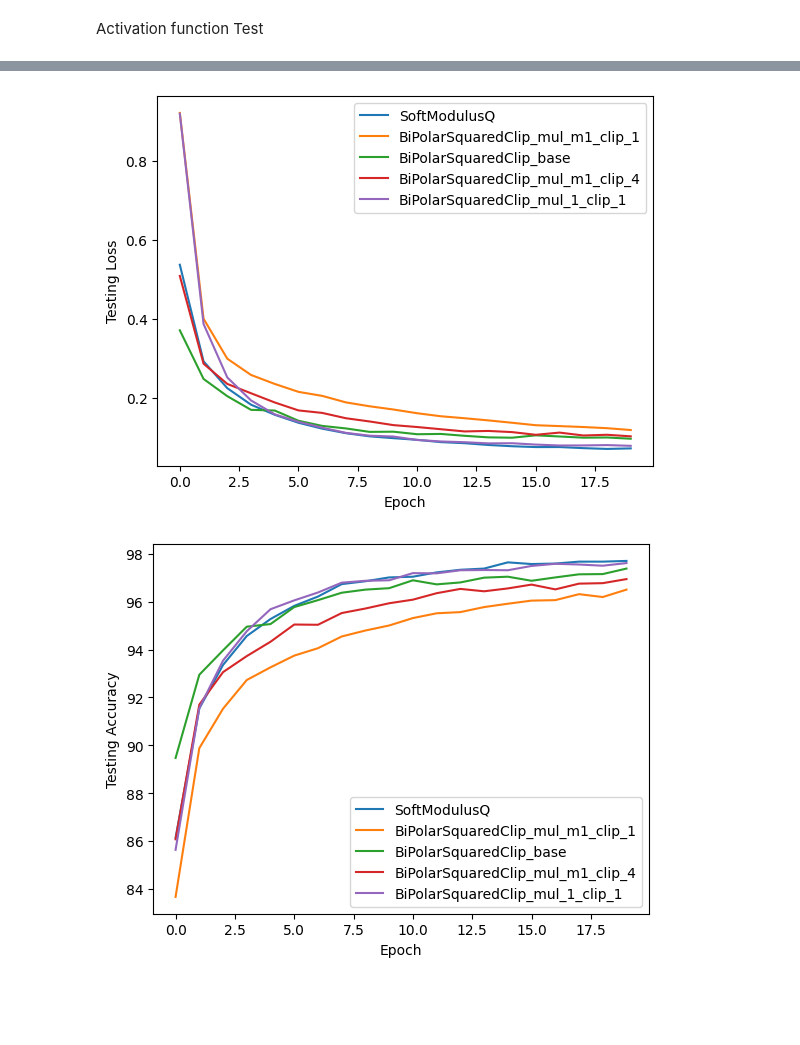
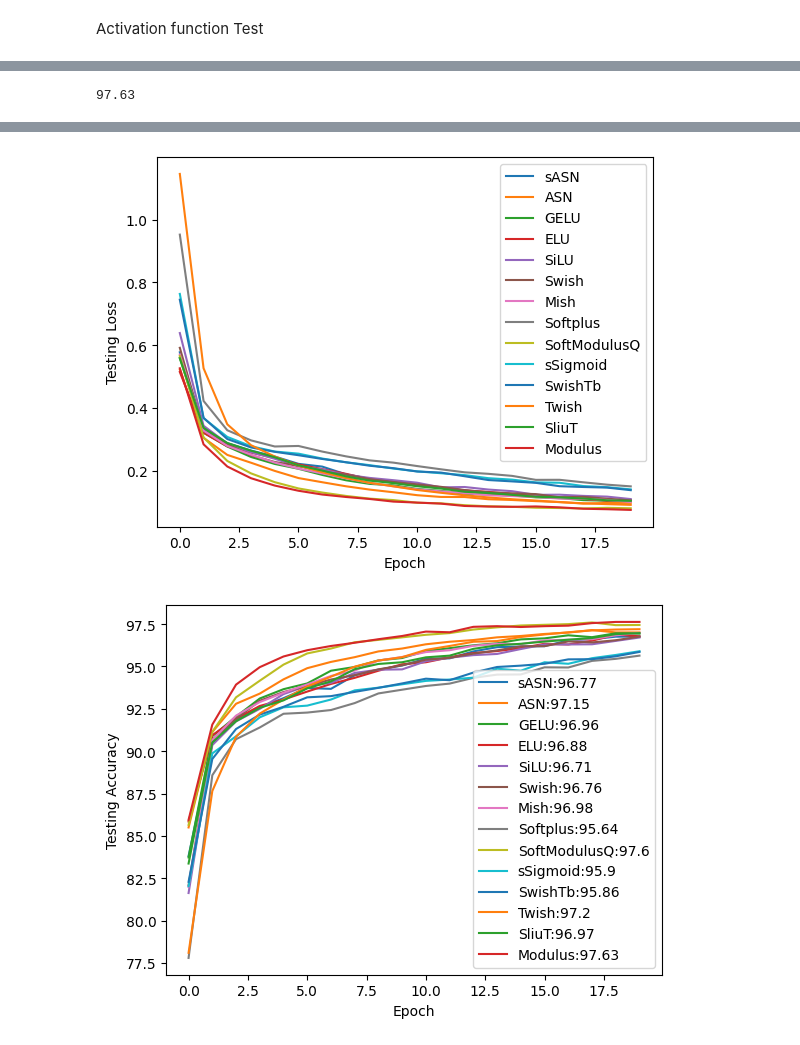
Before and after one commit to yeeca0101/experiments, a Jupyter notebook: try.ipynb, the cells around one changed output, grey strips where cells are left out. Cells and saved outputs as stored; diff of their text form; code cells hidden in the pictures; blank space fills up the shorter version.

```diff
--- a/try.ipynb
+++ b/try.ipynb
@@ -362,20 +385,0 @@ def vis_activations(activations, x, cols):
-# %%
-# 활성화 함수 인스턴스 생성
-gelu = nn.GELU()
-modulus = Modulus()
-bipolar_sigmoid = BipolarSigmoid()
-tanh_exp = TanhExp()
-softmodulus = SoftModulusQ()
-bipolar_clipped_activation = BipolarClippedActivation()
-bipolar_clipped_activation_curr_best = BipolarClippedActivation(clip_max=1,clip_min=-1,pos_multiplier=1,neg_multiplier=1)
-bipolar_clipped_activation_target_best = BipolarClippedActivation(clip_max=1,clip_min=-1,pos_multiplier=1,neg_multiplier=-1)
-
-
-# 활성화 함수 리스트
-activations = [gelu,modulus, bipolar_sigmoid, tanh_exp, bipolar_clipped_activation,bipolar_clipped_activation_curr_best,bipolar_clipped_activation_target_best,softmodulus]
-
-# 입력 데이터
-x = torch.linspace(-3, 3, 100)
-
-# 시각화 함수 호출
-vis_activations(activations, x, cols=4)
@@ -462,25 +480,7 @@ num_classes = 10
 num_epochs = 20
 learning_rate = 0.001
 
-activation_functions = {
-    # 'ReLU': nn.ReLU(),
-    # 'Sigmoid': nn.Sigmoid(),
-    # 'Tanh': nn.Tanh(),
-    # 'LeakyReLU': nn.LeakyReLU(),
-    # 'GELU':nn.GELU(),
-    # 'Modulus':Modulus(),
-    # 'BipolarSigmoid':BipolarSigmoid(),
-    # 'TanhExp':TanhExp(),
-    'SoftModulusQ':SoftModulusQ(),
-    'BiPolarSquaredClip_mul_m1_clip_1':BipolarClippedActivation(clip_max=1,clip_min=-1,pos_multiplier=1,neg_multiplier=-1),
-    'BiPolarSquaredClip_base':BipolarClippedActivation(),
-    'BiPolarSquaredClip_mul_m1_clip_4':BipolarClippedActivation(clip_max=4,clip_min=-4,pos_multiplier=1,neg_multiplier=-1),
-    'BiPolarSquaredClip_mul_1_clip_1':BipolarClippedActivation(clip_max=1,clip_min=-1,pos_multiplier=1,neg_multiplier=1),
-
-
-
-}
-
+activation_functions = get_activations()
 results = {}
 
 # Train and test the model with different activation functions
@@ -537,7 +537,12 @@ Epoch [20/20], Test Loss: 0.0794, Test Accuracy: 97.62%
+# %%
+max(data['test_accuracy_history'])
+# %% [output]
+97.63
 # %%
 import matplotlib.pyplot as plt
-
+import os
 # Plot the training loss
+os.makedirs('Activation',exist_ok=True)
 plt.figure()
 for name, data in results.items():
     plt.plot(data['train_loss_history'], label=f"{name}:{data['train_test_time']}")
@@ -560,7 +565,7 @@ plt.show()
 # Plot the testing accuracy
 plt.figure()
 for name, data in results.items():
-    plt.plot(data['test_accuracy_history'], label=name)
+    plt.plot(data['test_accuracy_history'], label=f"{name}:{max(data['test_accuracy_history'])}")
 plt.xlabel('Epoch')
 plt.ylabel('Testing Accuracy')
 plt.legend()
@@ -571,2 +576,2 @@ plt.show()
-[figure, old version]
+[figure, new version]
-[figure, old version]
+[figure, new version]
```
Also changed, not shown: parts of 20 cells of this notebook, 1 other file.
